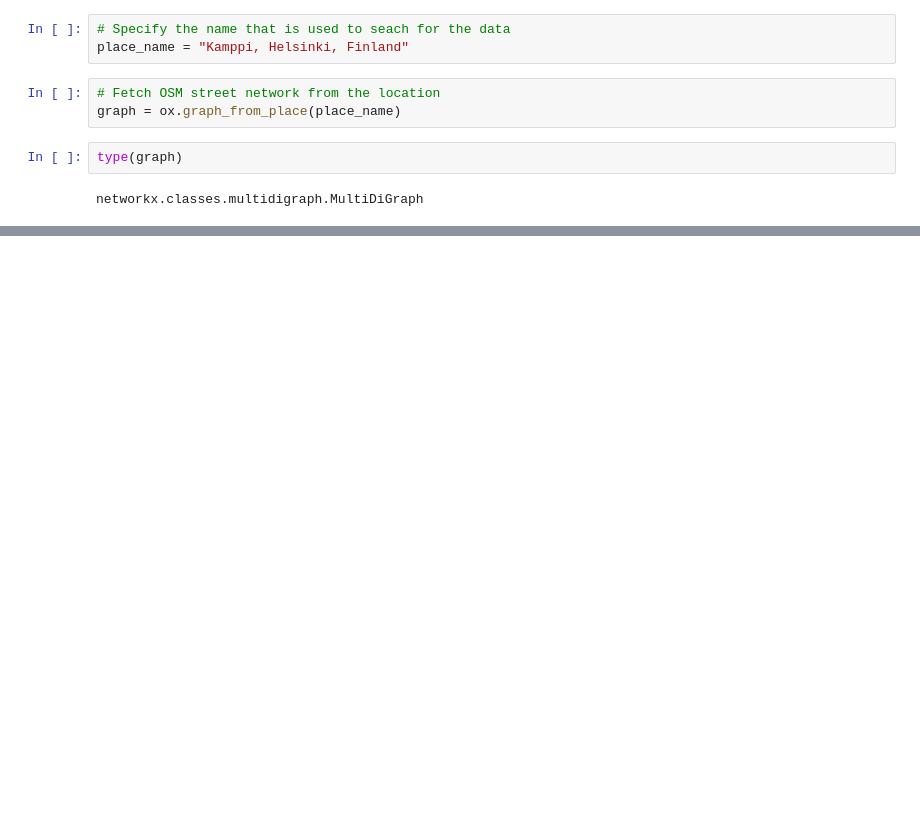
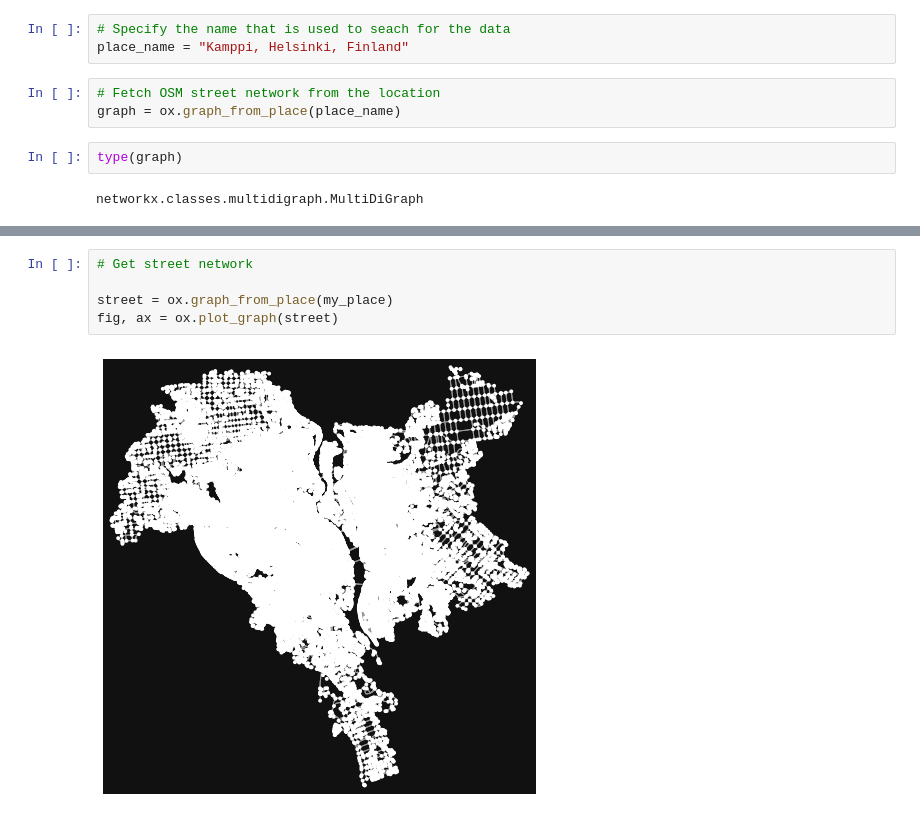
Before and after one commit to SergeyShchus/Automatic_GIS, a Jupyter notebook: Notebook/Geopandas/OSMX.ipynb, the cells around one changed output, grey strips where cells are left out. Saved outputs shown, nothing was run; the diff lists cells and outputs as text; blank space fills up the shorter version.

```diff
--- a/Notebook/Geopandas/OSMX.ipynb
+++ b/Notebook/Geopandas/OSMX.ipynb
@@ -41,0 +201,7 @@ ImportError: ignored
+# %%
+# Get street network
+
+street = ox.graph_from_place(my_place)
+fig, ax = ox.plot_graph(street)
+# %% [output]
+[figure, added]
```
Also changed, not shown: parts of 37 cells of this notebook.
